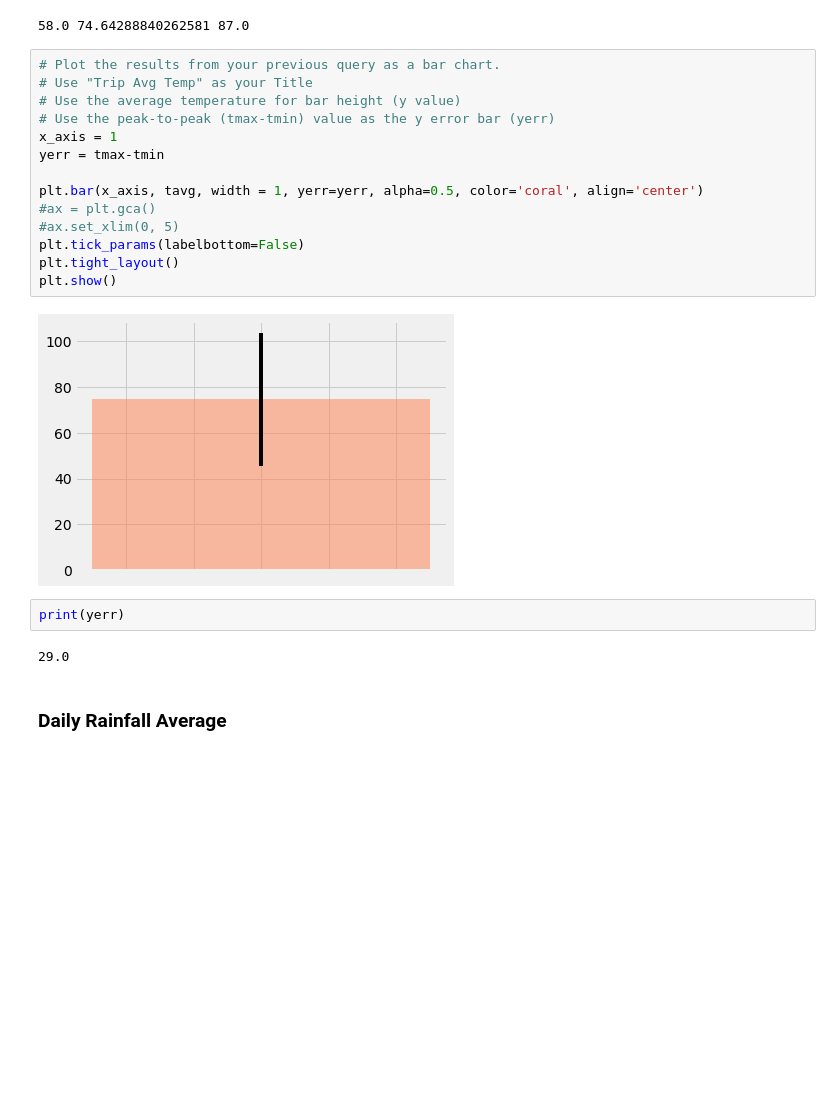
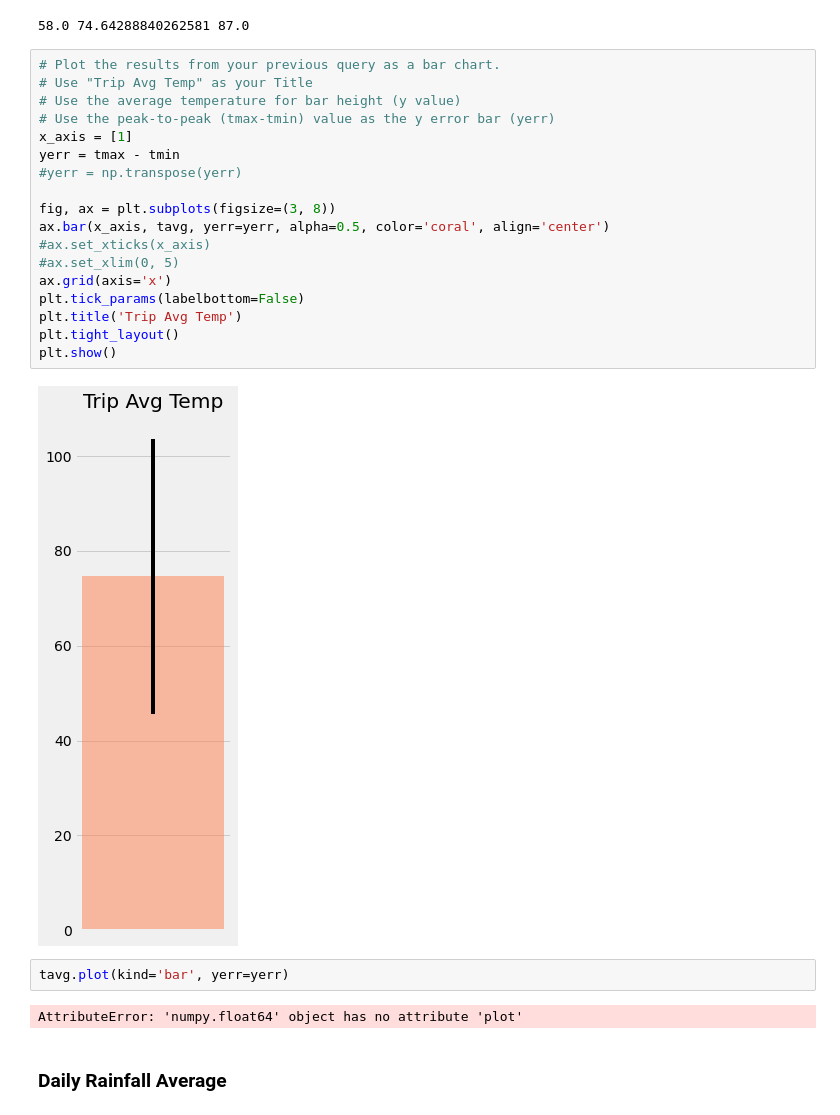
Before and after one commit to dkrug82/sqlalchemy-challenge, a Jupyter notebook: temp_analysis_bonus_2_starter.ipynb, the cells around one changed output. Saved outputs shown, nothing was run; the diff lists cells and outputs as text; blank space fills up the shorter version.

Commit message:
bonus 1 complete, need to finish bar graph on 2

```diff
--- a/temp_analysis_bonus_2_starter.ipynb
+++ b/temp_analysis_bonus_2_starter.ipynb
@@ -74,23 +74,27 @@ print(tmin, tavg, tmax)
 # %%
 # Plot the results from your previous query as a bar chart.
 # Use "Trip Avg Temp" as your Title
 # Use the average temperature for bar height (y value)
 # Use the peak-to-peak (tmax-tmin) value as the y error bar (yerr)
-x_axis = 1
-yerr = tmax-tmin
+x_axis = [1]
+yerr = tmax - tmin
+#yerr = np.transpose(yerr)
 
-plt.bar(x_axis, tavg, width = 1, yerr=yerr, alpha=0.5, color='coral', align='center')
-#ax = plt.gca()
+fig, ax = plt.subplots(figsize=(3, 8))
+ax.bar(x_axis, tavg, yerr=yerr, alpha=0.5, color='coral', align='center')
+#ax.set_xticks(x_axis)
 #ax.set_xlim(0, 5)
+ax.grid(axis='x')
 plt.tick_params(labelbottom=False)
+plt.title('Trip Avg Temp')
 plt.tight_layout()
 plt.show()
 # %% [output]
-[figure, old version]
+[figure, new version]
-# %%
-print(yerr)
-# %% [output]
-29.0
+# %%
+tavg.plot(kind='bar', yerr=yerr)
+# %% [output]
+AttributeError: 'numpy.float64' object has no attribute 'plot'
 # %% [markdown]
 ### Daily Rainfall Average
 # %%
```
Also changed, not shown: 1 other file.
